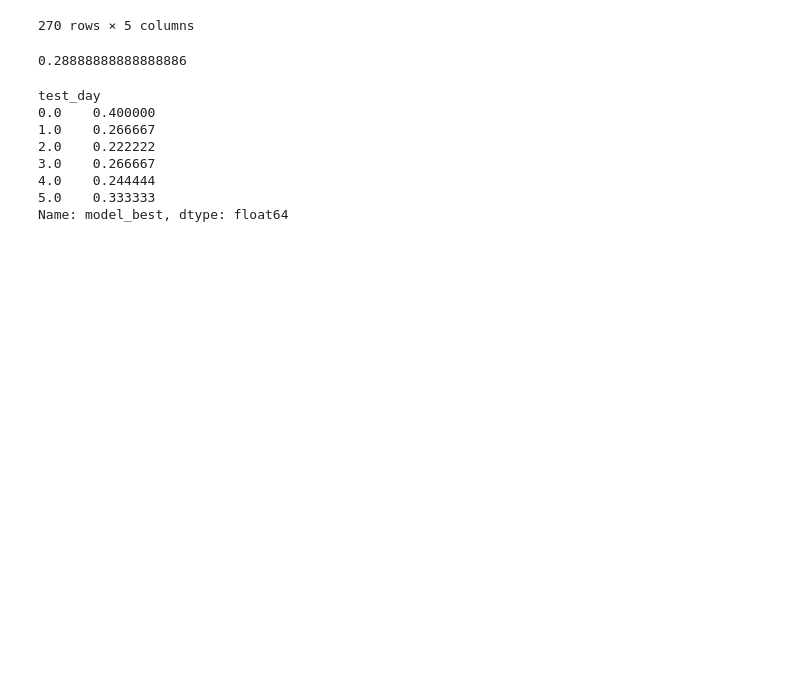
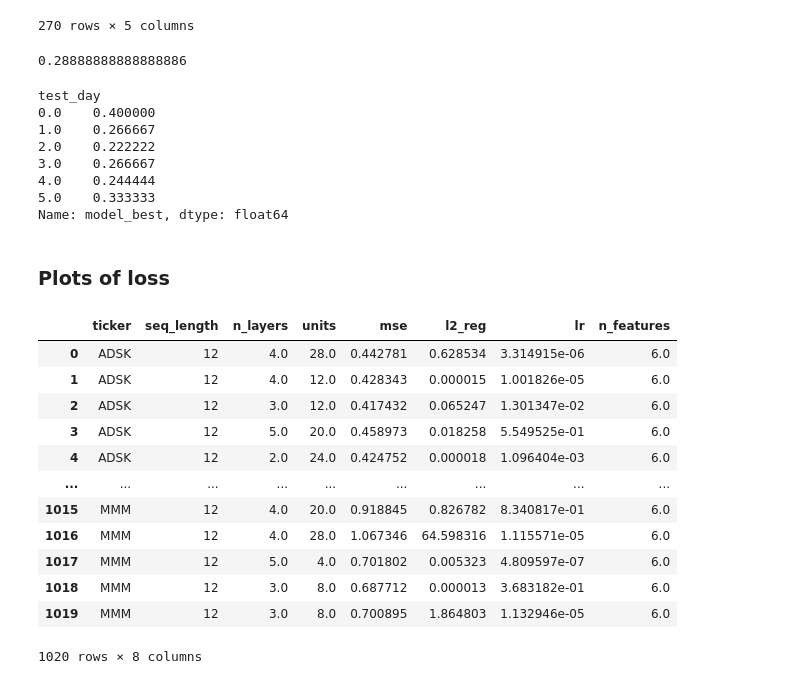
Before and after one commit to Sondringsen/ProjectThesis, a Jupyter notebook: notebooks/models/lstm_inspection.ipynb, the cells around one changed output. Saved outputs shown, nothing was run; the diff lists cells and outputs as text; code cells hidden in the pictures; blank space fills up the shorter version.

```diff
--- a/notebooks/models/lstm_inspection.ipynb
+++ b/notebooks/models/lstm_inspection.ipynb
@@ -310,3 +312,21 @@ test_day
 4.0    0.244444
 5.0    0.333333
 Name: model_best, dtype: float64
+# %% [markdown]
+### Plots of loss
+# %%
+config_loss = pd.read_csv(f"../../reports_log/{report}/config_space_loss.csv")
+# %% [output]
+|  | ticker | seq_length | n_layers | units | mse | l2_reg | lr | n_features |
+| 0 | ADSK | 12 | 4.0 | 28.0 | 0.442781 | 0.628534 | 3.314915e-06 | 6.0 |
+| 1 | ADSK | 12 | 4.0 | 12.0 | 0.428343 | 0.000015 | 1.001826e-05 | 6.0 |
+| 2 | ADSK | 12 | 3.0 | 12.0 | 0.417432 | 0.065247 | 1.301347e-02 | 6.0 |
+| 3 | ADSK | 12 | 5.0 | 20.0 | 0.458973 | 0.018258 | 5.549525e-01 | 6.0 |
+| 4 | ADSK | 12 | 2.0 | 24.0 | 0.424752 | 0.000018 | 1.096404e-03 | 6.0 |
+| ... | ... | ... | ... | ... | ... | ... | ... | ... |
+| 1015 | MMM | 12 | 4.0 | 20.0 | 0.918845 | 0.826782 | 8.340817e-01 | 6.0 |
+| 1016 | MMM | 12 | 4.0 | 28.0 | 1.067346 | 64.598316 | 1.115571e-05 | 6.0 |
+| 1017 | MMM | 12 | 5.0 | 4.0 | 0.701802 | 0.005323 | 4.809597e-07 | 6.0 |
+| 1018 | MMM | 12 | 3.0 | 8.0 | 0.687712 | 0.000013 | 3.683182e-01 | 6.0 |
+| 1019 | MMM | 12 | 3.0 | 8.0 | 0.700895 | 1.864803 | 1.132946e-05 | 6.0 |
+1020 rows × 8 columns
```
Also changed, not shown: parts of 5 cells of this notebook, 3 other files.
